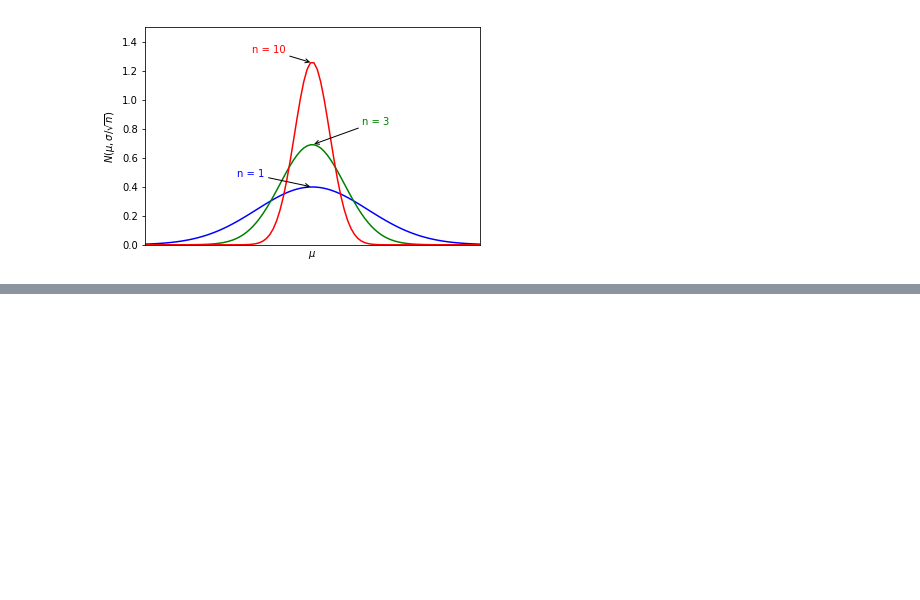
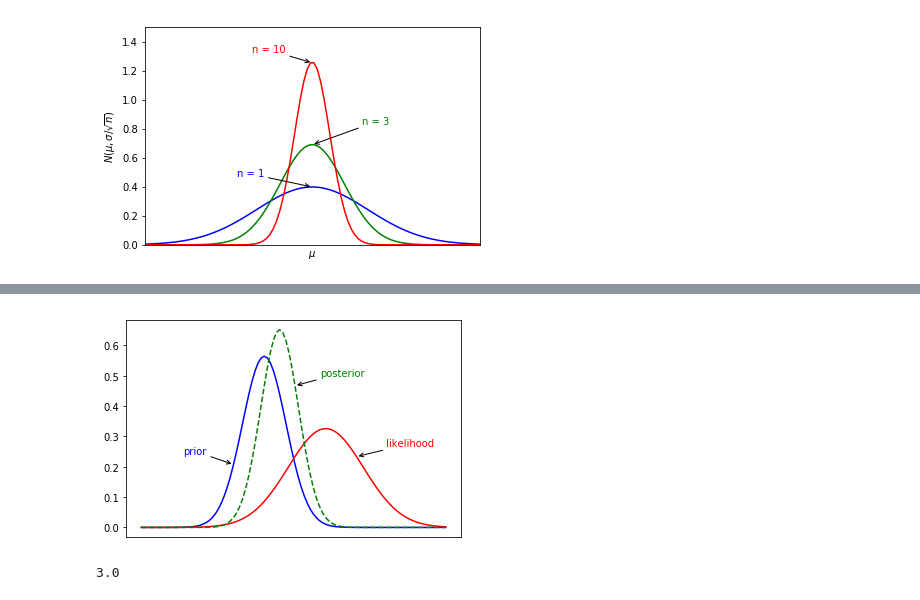
Before and after one commit to tatatupi/msc-thesis, a Jupyter notebook: Imagens/Esquemas/plots.ipynb, the cells around one changed output, grey strips where cells are left out. Drawn from its saved outputs; the diff is of its cells as text; code cells hidden in the pictures; blank space fills up the shorter version.

```diff
--- a/Imagens/Esquemas/plots.ipynb
+++ b/Imagens/Esquemas/plots.ipynb
@@ -78,3 +91,44 @@ f.savefig('gauss_fusion1.pdf')
+# %%
+g1, g2 = gaussian(4, 0.5), gaussian(6, 1.5)
+
+f = plt.figure()
+product = gaussian_multiply(g1, g2)
+
+xs = np.arange(0, 10, 0.1)
+ys1 = [stats.gaussian(x, g1.mean, g1.var) for x in xs]
+plt.plot(xs, ys1, color = 'blue')
+
+ys2 = [stats.gaussian(x, g2.mean, g2.var) for x in xs]
+plt.plot(xs, ys2, color = 'red')
+
+ys3 = [stats.gaussian(x, product.mean, product.var) for x in xs]
+plt.plot(xs, ys3, ls='--', color = 'green')
+
+
+plt.annotate('prior',
+            xy=(xs[30],ys1[30]), xycoords='data', color='blue',
+            xytext=(-50, 10), textcoords='offset points',
+            arrowprops=dict(facecolor='green',arrowstyle="->"))
+
+plt.annotate('likelihood',
+            xy=(xs[70],ys2[70]), xycoords='data', color='red',
+            xytext=(30, 10), textcoords='offset points',
+            arrowprops=dict(facecolor='orange',arrowstyle="->"))
+
+plt.annotate('posterior',
+            xy=(xs[50],ys3[50]), xycoords='data', color='green',
+            xytext=(25, 10), textcoords='offset points',
+            arrowprops=dict(facecolor='blue',arrowstyle="->"))
+
+frame1 = plt.gca()
+frame1.axes.get_xaxis().set_ticks([])
+f.savefig('gauss_fusion2.pdf')
+# %% [output]
+[figure, added]
+# %%
+x[99]
+# %% [output]
+3.0
 # %%
 g1, g2 = gaussian(4, 0.5), gaussian(6, 1.5)
 f = plt.figure()
```
Also changed, not shown: parts of 4 cells of this notebook, 7 other files.
